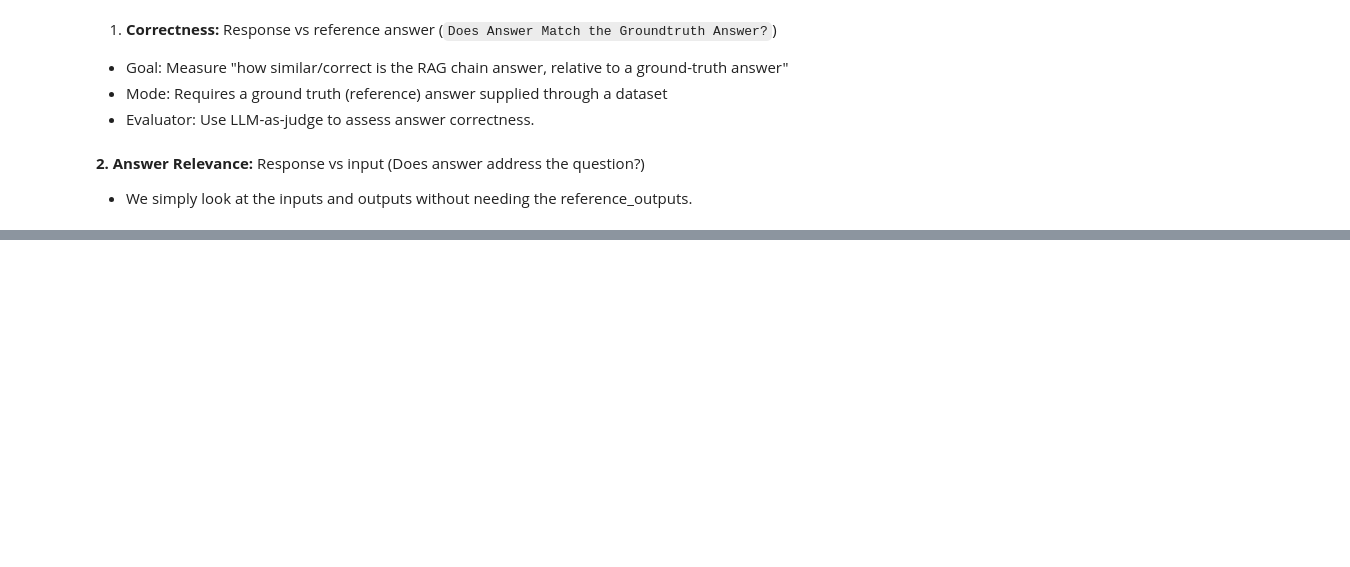
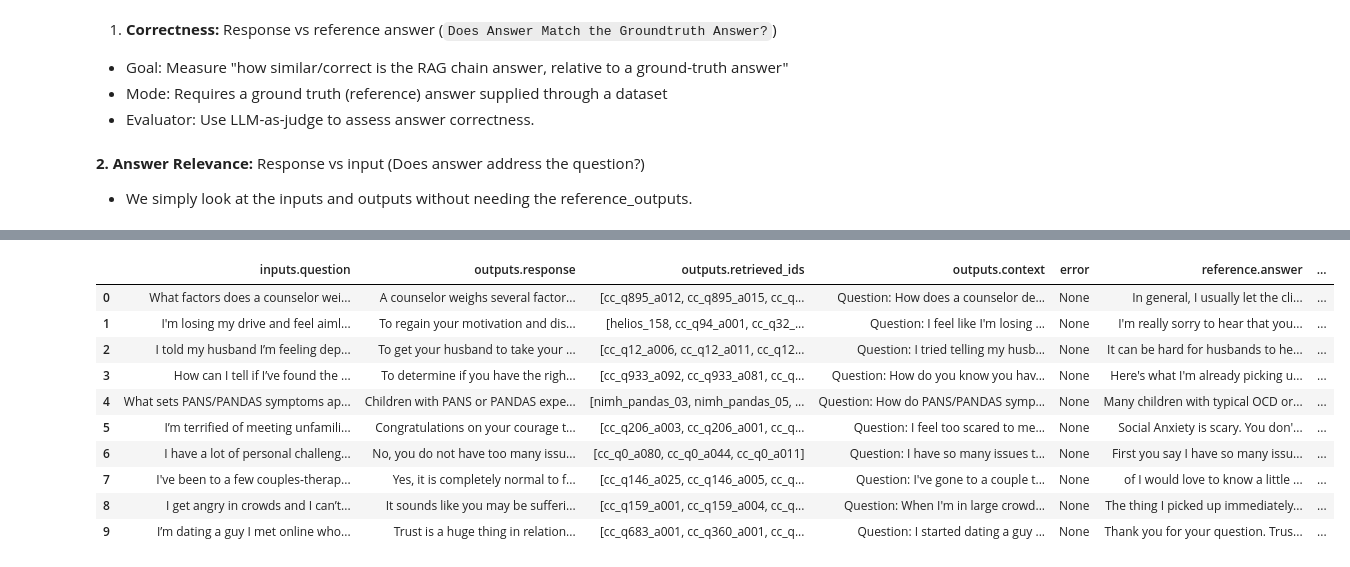
Before and after one commit to SUBODH-sys/BlissBot, a Jupyter notebook: notebook/RAG_Evalution.ipynb, the cells around one changed output, grey strips where cells are left out. Drawn from its saved outputs; the diff is of its cells as text; code cells hidden in the pictures; blank space fills up the shorter version.

```diff
--- a/notebook/RAG_Evalution.ipynb
+++ b/notebook/RAG_Evalution.ipynb
@@ -203,3 +203,14 @@ A relevance value of False means that the student's answer does not meet all of
 Explain your reasoning in a step-by-step manner to ensure your reasoning and conclusion are correct.
 
 Avoid simply stating the correct answer at the outset."""
+
+relevance_llm=ChatGroq(model=JUDGE_MODEL,temperature=0,groq_api_key=os.getenv('EVAL_GROQ_API_KEY'),).with_structured_output(RelevanceGrade)
+
+def relevance(inputs: dict, outputs: dict) -> dict:
+    """A simple evaluator for RAG answer helpfulness."""
+    answer = f"QUESTION: {inputs['question']}\nSTUDENT ANSWER: {outputs['response']}"
+    grade = relevance_llm.invoke([
+        {"role": "system", "content": relevance_instructions},
+        {"role": "user", "content": answer}
+    ])
+    return {'key': 'relevance', 'score':int(grade['relevant']), 'comment':grade['explanation']}
@@ -205,0 +294,15 @@ Avoid simply stating the correct answer at the outset."""
+# %%
+EVALUATORS = [correctness,relevance,groundedness,retriever_relevance]
+
+results = ls_client.evaluate(
+    make_target(hybrid_retriever, top_k=3),
+    data=DATASET_NAME,
+    evaluators=EVALUATORS,
+    experiment_prefix="rag-hybrid-top3",
+    metadata={"retriever": "hybrid_rrf", "top_k": 3, "embedding": "bge-small-en-v1.5", "llm": "qwen/qwen3.8-27b"},
+    max_concurrency=1,   # stays under Groq's free-tier rate limits
+)
+
+df = results.to_pandas()
+score_cols = [c for c in df.columns if c.startswith("feedback.")]
+df[score_cols].mean().round(3)
@@ -205,0 +334,14 @@ Avoid simply stating the correct answer at the outset."""
+# %%
+results.to_pandas()
+# %% [output]
+|  | inputs.question | outputs.response | outputs.retrieved_ids | outputs.context | error | reference.answer | ... |
+| 0 | What factors does a counselor wei... | A counselor weighs several factor... | [cc_q895_a012, cc_q895_a015, cc_q... | Question: How does a counselor de... | None | In general, I usually let the cli... | ... |
+| 1 | I'm losing my drive and feel aiml... | To regain your motivation and dis... | [helios_158, cc_q94_a001, cc_q32_... | Question: I feel like I'm losing ... | None | I'm really sorry to hear that you... | ... |
+| 2 | I told my husband I’m feeling dep... | To get your husband to take your ... | [cc_q12_a006, cc_q12_a011, cc_q12... | Question: I tried telling my husb... | None | It can be hard for husbands to he... | ... |
+| 3 | How can I tell if I’ve found the ... | To determine if you have the righ... | [cc_q933_a092, cc_q933_a081, cc_q... | Question: How do you know you hav... | None | Here's what I'm already picking u... | ... |
+| 4 | What sets PANS/PANDAS symptoms ap... | Children with PANS or PANDAS expe... | [nimh_pandas_03, nimh_pandas_05, ... | Question: How do PANS/PANDAS symp... | None | Many children with typical OCD or... | ... |
+| 5 | I’m terrified of meeting unfamili... | Congratulations on your courage t... | [cc_q206_a003, cc_q206_a001, cc_q... | Question: I feel too scared to me... | None | Social Anxiety is scary. You don'... | ... |
+| 6 | I have a lot of personal challeng... | No, you do not have too many issu... | [cc_q0_a080, cc_q0_a044, cc_q0_a011] | Question: I have so many issues t... | None | First you say I have so many issu... | ... |
+| 7 | I've been to a few couples‑therap... | Yes, it is completely normal to f... | [cc_q146_a025, cc_q146_a005, cc_q... | Question: I've gone to a couple t... | None | of I would love to know a little ... | ... |
+| 8 | I get angry in crowds and I can’t... | It sounds like you may be sufferi... | [cc_q159_a001, cc_q159_a004, cc_q... | Question: When I'm in large crowd... | None | The thing I picked up immediately... | ... |
+| 9 | I’m dating a guy I met online who... | Trust is a huge thing in relation... | [cc_q683_a001, cc_q360_a001, cc_q... | Question: I started dating a guy ... | None | Thank you for your question. Trus... | ... |
```
Also changed, not shown: parts of 7 cells of this notebook, 1 other file.
